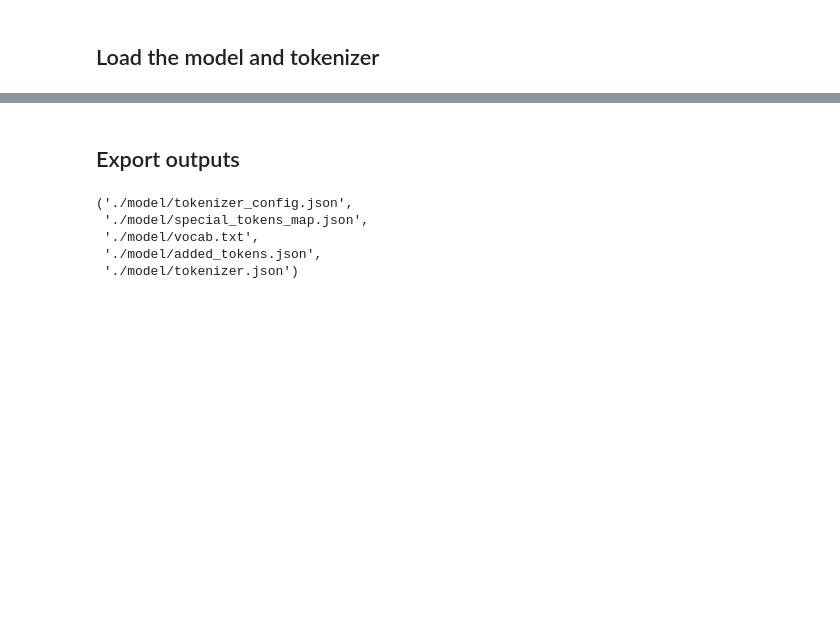
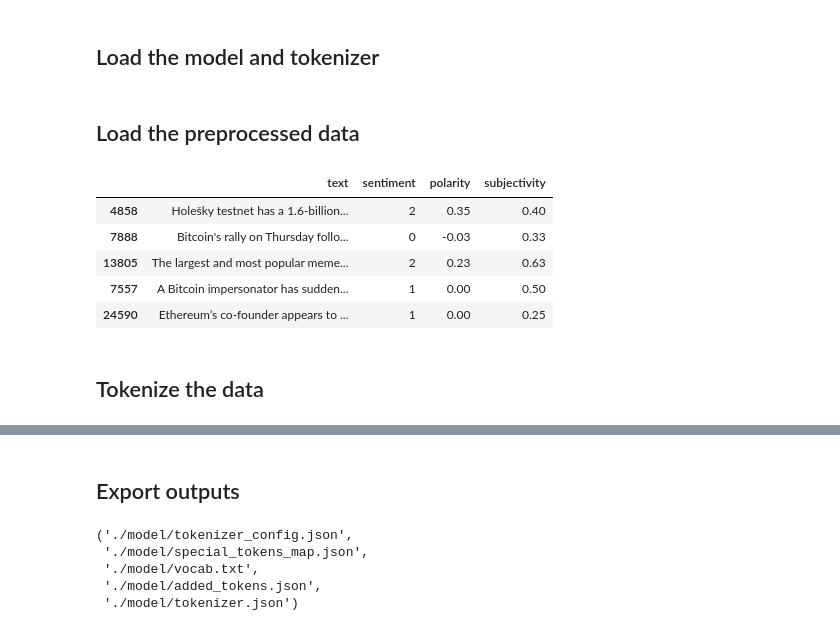
Before and after one commit to hstoklosa/sentix-nlp, a Jupyter notebook: finetuning.ipynb, the cells around one changed output, grey strips where cells are left out. Cells and saved outputs as stored; diff of their text form; code cells hidden in the pictures; blank space fills up the shorter version.

```diff
--- a/finetuning.ipynb
+++ b/finetuning.ipynb
@@ -30,2 +14,18 @@ model_name = "ProsusAI/finbert"
 model = AutoModelForSequenceClassification.from_pretrained(model_name)
 tokenizer = AutoTokenizer.from_pretrained(model_name)
+# %% [markdown]
+## Load the preprocessed data
+# %%
+df = pd.read_csv("data/preprocessed_cryptonews.csv")
+df = df.sample(20)
+
+df.head()
+# %% [output]
+|  | text | sentiment | polarity | subjectivity |
+| 4858 | Holešky testnet has a 1.6-billion... | 2 | 0.35 | 0.40 |
+| 7888 | Bitcoin's rally on Thursday follo... | 0 | -0.03 | 0.33 |
+| 13805 | The largest and most popular meme... | 2 | 0.23 | 0.63 |
+| 7557 | A Bitcoin impersonator has sudden... | 1 | 0.00 | 0.50 |
+| 24590 | Ethereum’s co-founder appears to ... | 1 | 0.00 | 0.25 |
+# %% [markdown]
+## Tokenize the data
```
Also changed, not shown: parts of 5 cells of this notebook.
